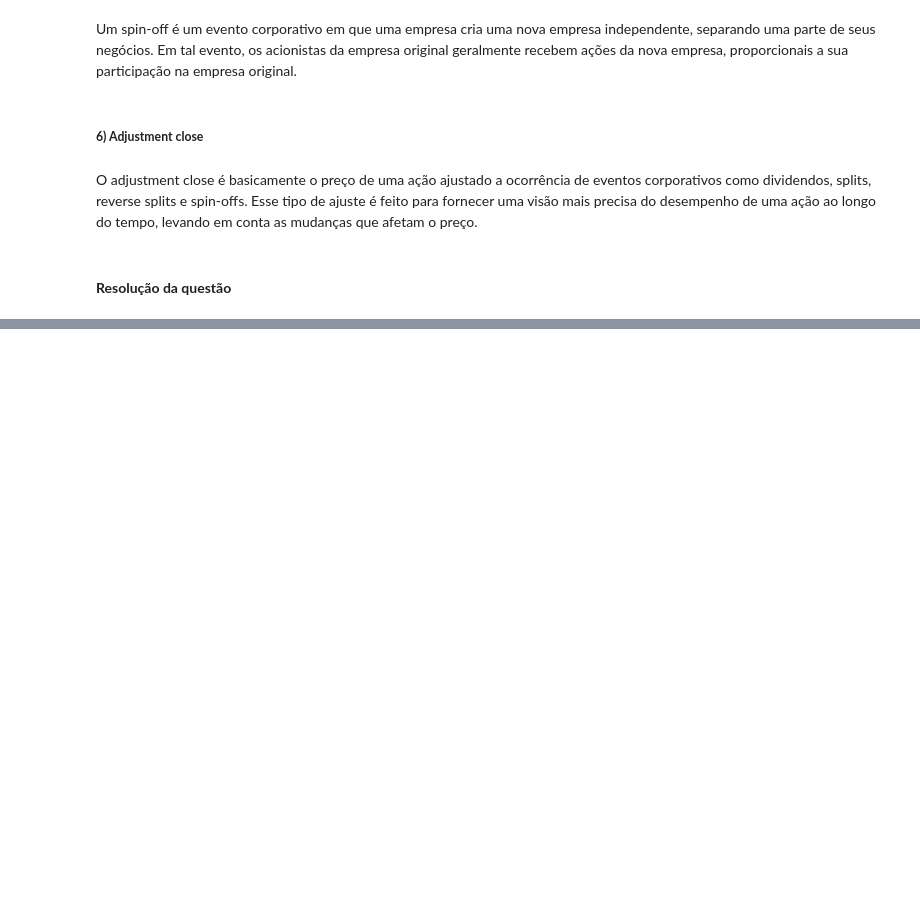
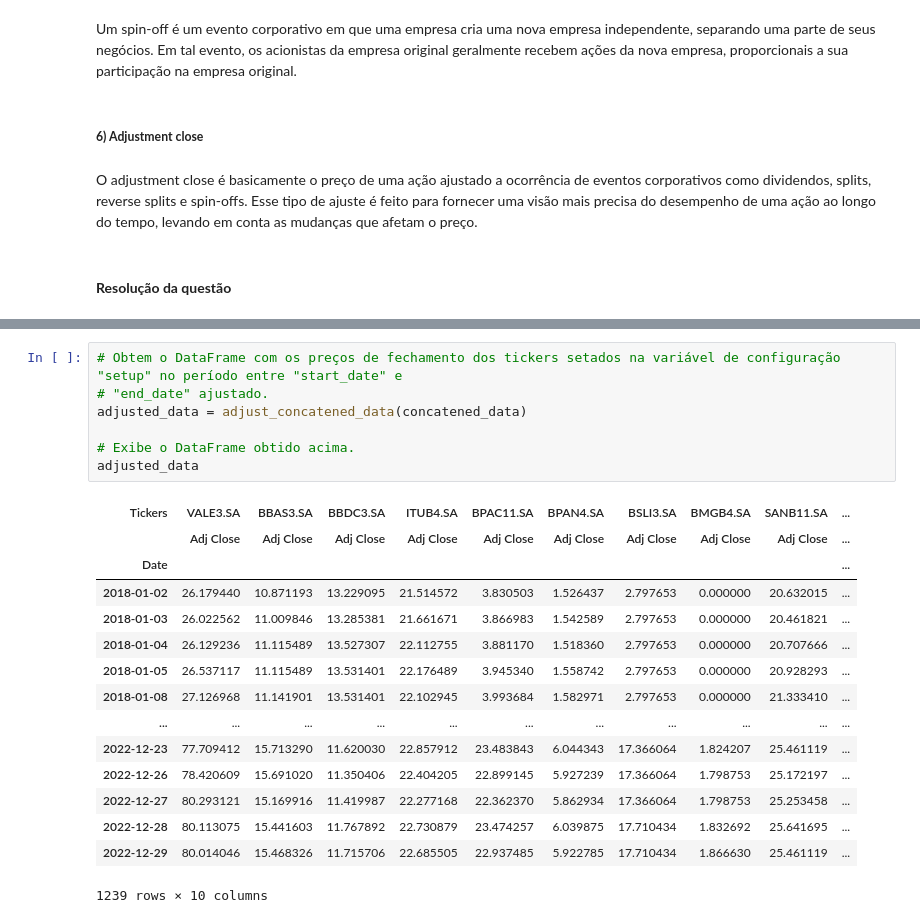
Before and after one commit to GB-Navarro/case_introdutorio_fin_quant, a Jupyter notebook: case_quant_introdutorio.ipynb, the cells around one changed output, grey strips where cells are left out. Saved outputs shown, nothing was run; the diff lists cells and outputs as text; blank space fills up the shorter version.

```diff
--- a/case_quant_introdutorio.ipynb
+++ b/case_quant_introdutorio.ipynb
@@ -84,0 +190,23 @@ Date
+# %%
+# Obtem o DataFrame com os preços de fechamento dos tickers setados na variável de configuração "setup" no período entre "start_date" e
+# "end_date" ajustado.
+adjusted_data = adjust_concatened_data(concatened_data)
+
+# Exibe o DataFrame obtido acima.
+adjusted_data
+# %% [output]
+| Tickers | VALE3.SA | BBAS3.SA | BBDC3.SA | ITUB4.SA | BPAC11.SA | BPAN4.SA | BSLI3.SA | BMGB4.SA | SANB11.SA | ... |
+|  | Adj Close | Adj Close | Adj Close | Adj Close | Adj Close | Adj Close | Adj Close | Adj Close | Adj Close | ... |
+| Date |  |  |  |  |  |  |  |  |  | ... |
+| 2018-01-02 | 26.179440 | 10.871193 | 13.229095 | 21.514572 | 3.830503 | 1.526437 | 2.797653 | 0.000000 | 20.632015 | ... |
+| 2018-01-03 | 26.022562 | 11.009846 | 13.285381 | 21.661671 | 3.866983 | 1.542589 | 2.797653 | 0.000000 | 20.461821 | ... |
+| 2018-01-04 | 26.129236 | 11.115489 | 13.527307 | 22.112755 | 3.881170 | 1.518360 | 2.797653 | 0.000000 | 20.707666 | ... |
+| 2018-01-05 | 26.537117 | 11.115489 | 13.531401 | 22.176489 | 3.945340 | 1.558742 | 2.797653 | 0.000000 | 20.928293 | ... |
+| 2018-01-08 | 27.126968 | 11.141901 | 13.531401 | 22.102945 | 3.993684 | 1.582971 | 2.797653 | 0.000000 | 21.333410 | ... |
+| ... | ... | ... | ... | ... | ... | ... | ... | ... | ... | ... |
+| 2022-12-23 | 77.709412 | 15.713290 | 11.620030 | 22.857912 | 23.483843 | 6.044343 | 17.366064 | 1.824207 | 25.461119 | ... |
+| 2022-12-26 | 78.420609 | 15.691020 | 11.350406 | 22.404205 | 22.899145 | 5.927239 | 17.366064 | 1.798753 | 25.172197 | ... |
+| 2022-12-27 | 80.293121 | 15.169916 | 11.419987 | 22.277168 | 22.362370 | 5.862934 | 17.366064 | 1.798753 | 25.253458 | ... |
+| 2022-12-28 | 80.113075 | 15.441603 | 11.767892 | 22.730879 | 23.474257 | 6.039875 | 17.710434 | 1.832692 | 25.641695 | ... |
+| 2022-12-29 | 80.014046 | 15.468326 | 11.715706 | 22.685505 | 22.937485 | 5.922785 | 17.710434 | 1.866630 | 25.461119 | ... |
+1239 rows × 10 columns
```
Also changed, not shown: parts of 16 cells of this notebook.
